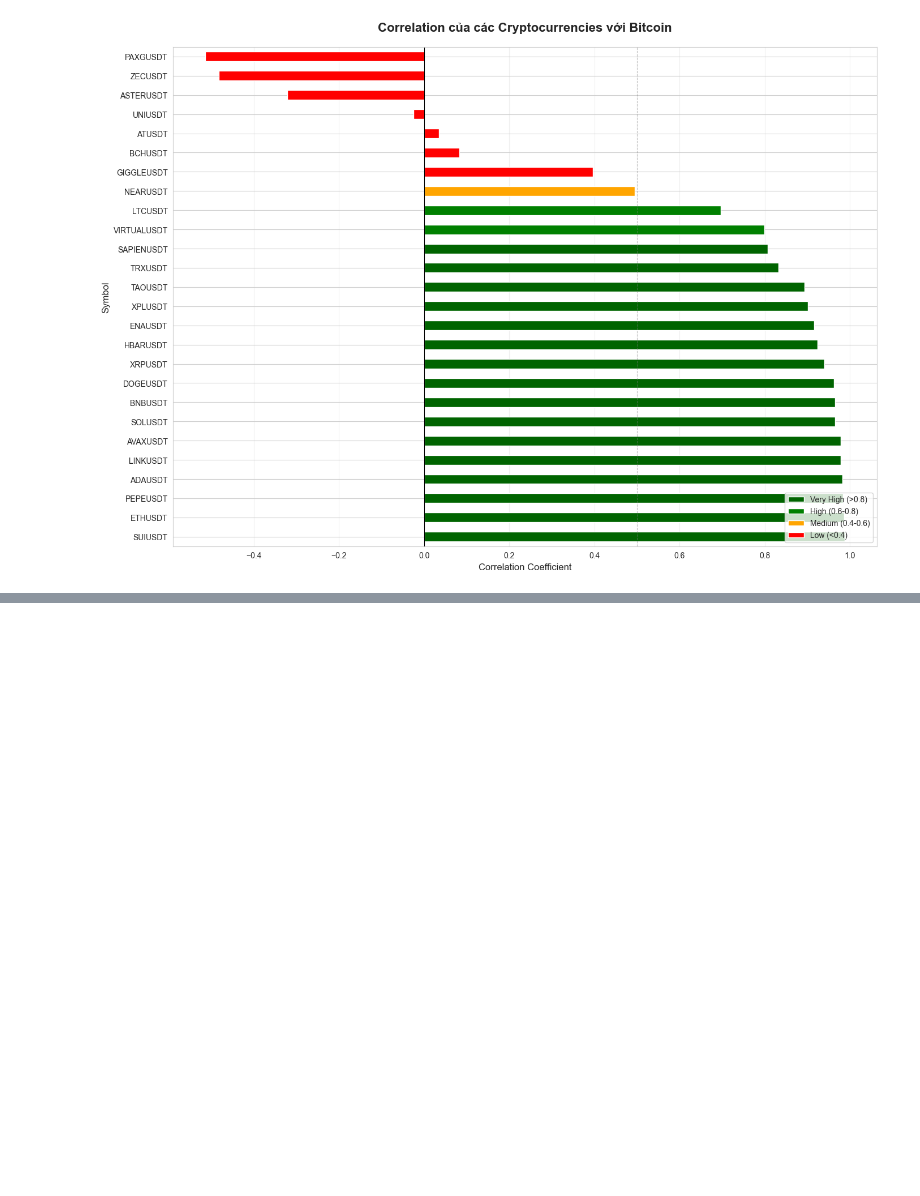
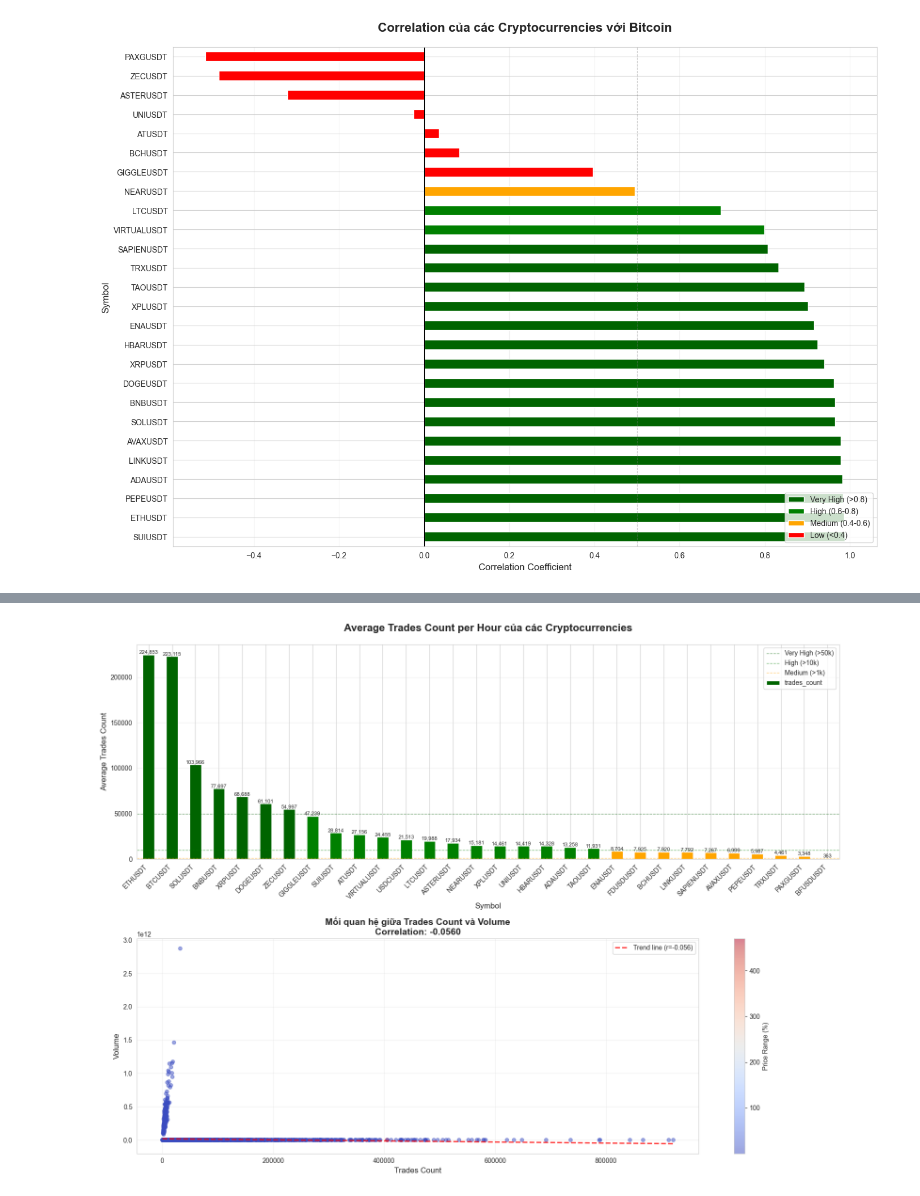
Before and after one commit to kimngoc280105/Binance, a Jupyter notebook: Notebooks/02_question.ipynb, the cells around one changed output, grey strips where cells are left out. Saved outputs shown, nothing was run; the diff lists cells and outputs as text; code cells hidden in the pictures; blank space fills up the shorter version.

```diff
--- a/Notebooks/02_question.ipynb
+++ b/Notebooks/02_question.ipynb
@@ -858,0 +778,19 @@ Kết quả này là một **positive finding** cho crypto markets - chứng min
+# %%
+# Tính statistics về trades count cho mỗi coin
+trades_stats = df.groupby('symbol').agg({
+    'trades_count': ['sum', 'mean', 'std'],
+    'volume': ['sum', 'mean']
+}).round(2)
+
+trades_stats.columns = ['_'.join(col) for col in trades_stats.columns]
+trades_stats = trades_stats.sort_values('trades_count_sum', ascending=False)
+
+print("Top 10 coins có số lượng giao dịch cao nhất:")
+print(trades_stats.head(10))
+print("\nTop 10 coins có số lượng giao dịch thấp nhất:")
+print(trades_stats.tail(10))
+
+# Tính average trades per hour
+avg_trades = df.groupby('symbol')['trades_count'].mean().sort_values(ascending=False)
+print("\n\nAverage trades per hour:")
+print(avg_trades)
@@ -858,0 +815,62 @@ Kết quả này là một **positive finding** cho crypto markets - chứng min
+# %%
+# Visualization 1: Bar chart - Average trades count
+fig, axes = plt.subplots(2, 1, figsize=(16, 12))
+
+colors_trades = ['darkgreen' if x > 50000 else 'green' if x > 10000 else 'orange' if x > 1000 else 'red'
+                 for x in avg_trades.values]
+
+bars1 = avg_trades.plot(kind='bar', color=colors_trades, ax=axes[0])
+
+for i, v in enumerate(avg_trades.values):
+    if v >= 1000:
+        axes[0].text(i, v, f'{v:,.0f}', ha='center', va='bottom', fontsize=8)
+    else:
+        axes[0].text(i, v, f'{v:.0f}', ha='center', va='bottom', fontsize=8)
+
+axes[0].set_title('Average Trades Count per Hour của các Cryptocurrencies',
+                  fontsize=16, fontweight='bold', pad=20)
+axes[0].set_xlabel('Symbol', fontsize=12)
+axes[0].set_ylabel('Average Trades Count', fontsize=12)
+axes[0].grid(axis='y', alpha=0.3)
+axes[0].axhline(y=50000, color='darkgreen', linestyle='--', linewidth=1, alpha=0.5, label='Very High (>50k)')
+axes[0].axhline(y=10000, color='green', linestyle='--', linewidth=1, alpha=0.5, label='High (>10k)')
+axes[0].axhline(y=1000, color='orange', linestyle='--', linewidth=1, alpha=0.5, label='Medium (>1k)')
+axes[0].legend(loc='upper right')
+plt.setp(axes[0].xaxis.get_majorticklabels(), rotation=45, ha='right')
+
+# Visualization 2: Scatter plot - Trades count vs Volume
+stablecoins = ['USDCUSDT', 'FDUSDUSDT', 'BFUSDUSDT']
+df_scatter = df[~df['symbol'].isin(stablecoins)].copy()
+
+sample_size = min(5000, len(df_scatter))
+df_sample = df_scatter.sample(sample_size, random_state=42)
+
+scatter = axes[1].scatter(df_sample['trades_count'],
+                          df_sample['volume'],
+                          alpha=0.5,
+                          c=df_sample['price_range_pct'],
+                          cmap='coolwarm',
+                          s=30)
+
+correlation_trades_volume = df_scatter['trades_count'].corr(df_scatter['volume'])
+
+z = np.polyfit(df_sample['trades_count'], df_sample['volume'], 1)
+p = np.poly1d(z)
+axes[1].plot(df_sample['trades_count'].sort_values(),
+             p(df_sample['trades_count'].sort_values()),
+             "r--", alpha=0.8, linewidth=2, label=f'Trend line (r={correlation_trades_volume:.3f})')
+
+axes[1].set_title(f'Mối quan hệ giữa Trades Count và Volume\nCorrelation: {correlation_trades_volume:.4f}',
+                  fontsize=14, fontweight='bold')
+axes[1].set_xlabel('Trades Count', fontsize=12)
+axes[1].set_ylabel('Volume', fontsize=12)
+axes[1].legend()
+axes[1].grid(True, alpha=0.3)
+
+plt.colorbar(scatter, label='Price Range (%)', ax=axes[1])
+plt.tight_layout()
+plt.show()
+
+print(f"\nCorrelation giữa Trades Count và Volume: {correlation_trades_volume:.4f}")
+# %% [output]
+[figure, added]
```
Also changed, not shown: parts of 25 cells of this notebook.
